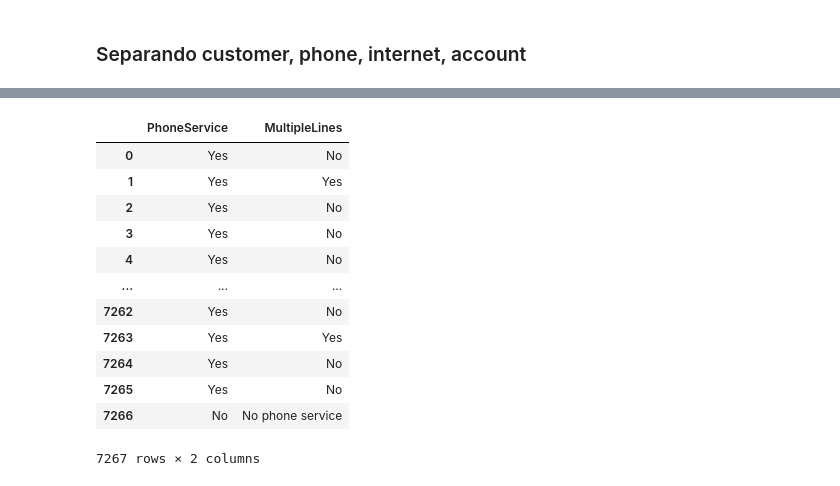
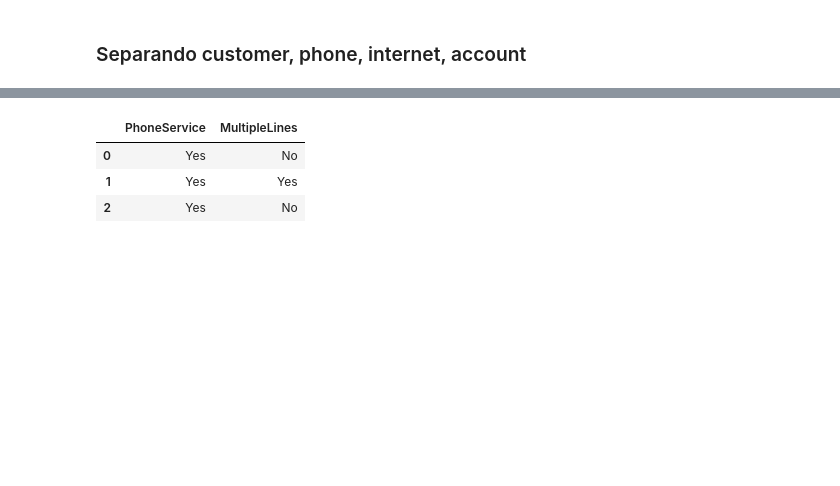
Before and after one commit to Dev-Zz/alura_challenge, a Jupyter notebook: Alura Challenge/Alura Challenge Semana 1.ipynb, the cells around one changed output, grey strips where cells are left out. Cells and saved outputs as stored; diff of their text form; code cells hidden in the pictures; blank space fills up the shorter version.

```diff
--- a/Alura Challenge/Alura Challenge Semana 1.ipynb
+++ b/Alura Challenge/Alura Challenge Semana 1.ipynb
@@ -94,17 +47,8 @@ dataset_customer
 # %%
 dataset_phone = pd.json_normalize(dataset.phone)
-dataset_phone
+dataset_phone.head(3)
 # %% [output]
 |  | PhoneService | MultipleLines |
 | 0 | Yes | No |
 | 1 | Yes | Yes |
 | 2 | Yes | No |
-| 3 | Yes | No |
-| 4 | Yes | No |
-| ... | ... | ... |
-| 7262 | Yes | No |
-| 7263 | Yes | Yes |
-| 7264 | Yes | No |
-| 7265 | Yes | No |
-| 7266 | No | No phone service |
-7267 rows × 2 columns
```
Also changed, not shown: parts of 53 cells of this notebook, 1 other file.
